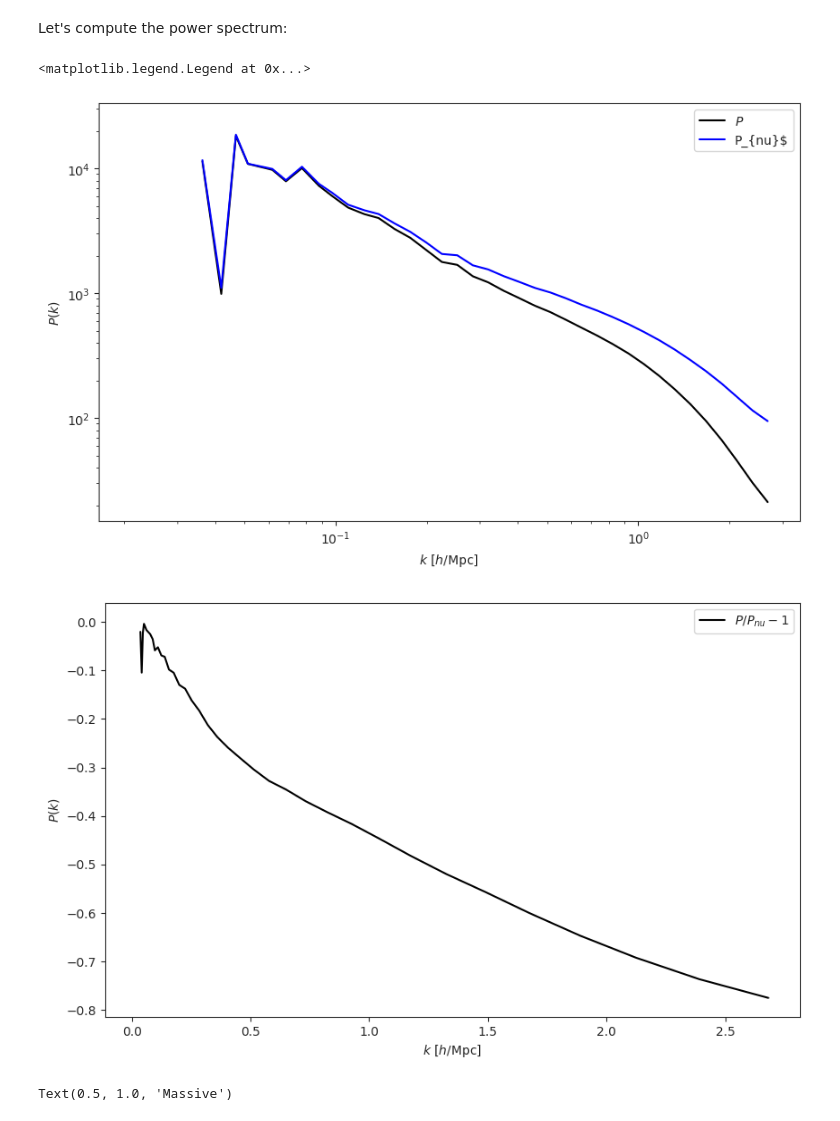
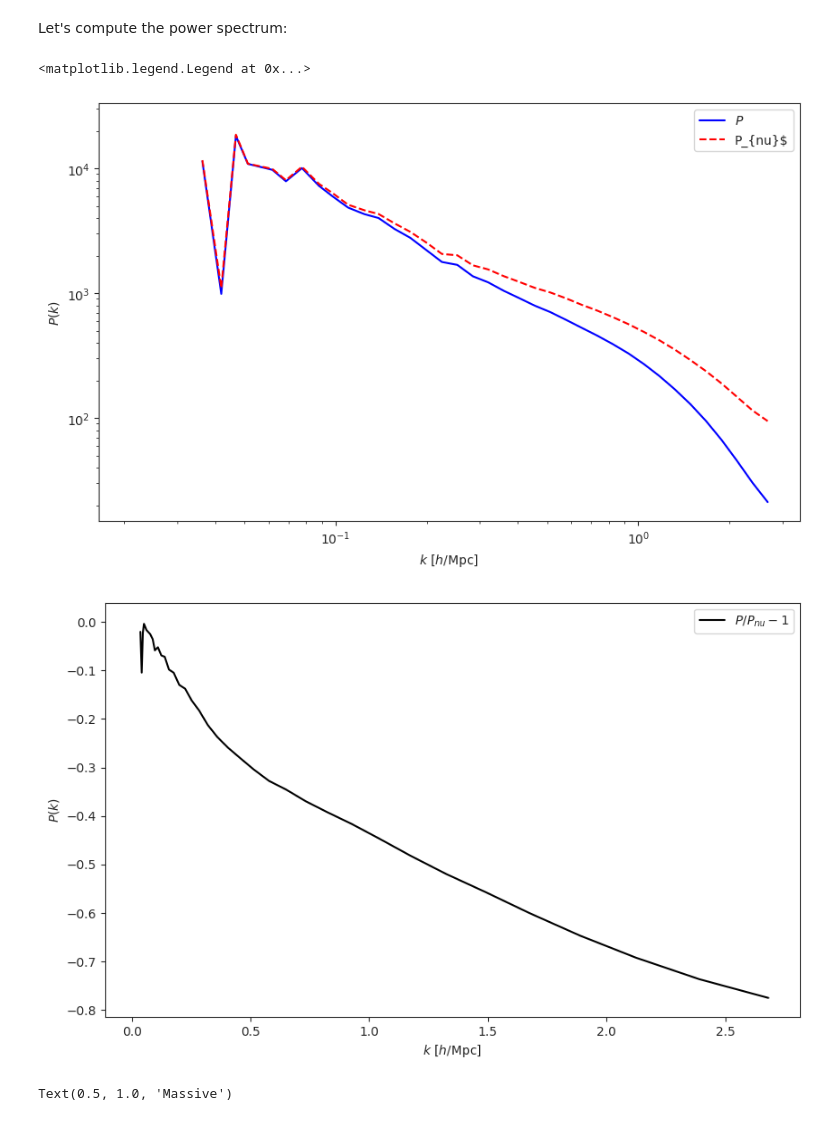
Before and after one commit to Xantyos13/DISCO-DJ, a Jupyter notebook: Neutrinos/disco_dj_3d_neutrinos.ipynb, the cells around one changed output. Cells and saved outputs as stored; diff of their text form; code cells hidden in the pictures.

Commit message:
Better plot

```diff
--- a/Neutrinos/disco_dj_3d_neutrinos.ipynb
+++ b/Neutrinos/disco_dj_3d_neutrinos.ipynb
@@ -51,16 +51,16 @@ cosmo = dict(Omega_c=0.259605,  # cold dark matter content
              Omega_b=0.0488911,  # baryonic content (note: Disco-DJ so far only performs N-body simulations, no hydro; this is only used for the linear power spectrum!)
              h=0.67742,  # dimensionless Hubble constant
              n_s=0.96822,  # scalar spectral index
-             sigma8=0.808992,
-             mnu = 0.0  # amplitude of matter density fluctuations at a scale of 8 Mpc/h
-             )
+             sigma8=0.808992,  # amplitude of matter density fluctuations at a scale of 8 Mpc/h
+             mnu = 0.0) #Neutrino mass (eV)
+
 
 cosmo_nu = dict(Omega_c=0.259605,  # cold dark matter content
              Omega_b=0.0488911,  # baryonic content (note: Disco-DJ so far only performs N-body simulations, no hydro; this is only used for the linear power spectrum!)
              h=0.67742,  # dimensionless Hubble constant
              n_s=0.96822,  # scalar spectral index
              sigma8=0.808992,  # amplitude of matter density fluctuations at a scale of 8 Mpc/h
-             mnu = 50)
+             mnu = 50) #Neutrino mass (eV)
 
 # Define the boxsize and resolution
 boxsize = 300.0  # in Mpc/h
@@ -177,20 +177,20 @@ k, Pk, _ = dj.evaluate_power_spectrum(delta_sim, bins=dj.res//3, deconvolve=True
 k_nu, Pk_nu, _ = dj_nu.evaluate_power_spectrum(delta_sim_nu, bins=dj.res//3, deconvolve=True, worder=2)
 # %%
 plt.figure(figsize=(10, 6))
-plt.loglog(k, Pk, "k-", label="$P$")
-plt.loglog(k, Pk_nu, "b-", label="P_{nu}$")
+plt.loglog(k, Pk,color='blue', label="$P$")
+plt.loglog(k, Pk_nu, 'r--', label="P_{nu}$")
 plt.xlabel(r"$k$ [$h$/Mpc]")
 plt.ylabel(r"$P(k)$")
 plt.legend(fontsize=10)
 
 plt.figure(figsize=(10, 6))
 plt.plot(k, Pk/Pk_nu -1, "k-", label="$P/P_{nu}-1$")
 plt.xlabel(r"$k$ [$h$/Mpc]")
 plt.ylabel(r"$P(k)$")
 plt.legend(fontsize=10)
 # %% [output]
 <matplotlib.legend.Legend at 0x...>
-[figure, old version]
+[figure, new version]
 [figure]
 # %%
 fig, axs = plt.subplots(1, 3, figsize=(16, 8))
```
Also changed, not shown: 3 other files.
